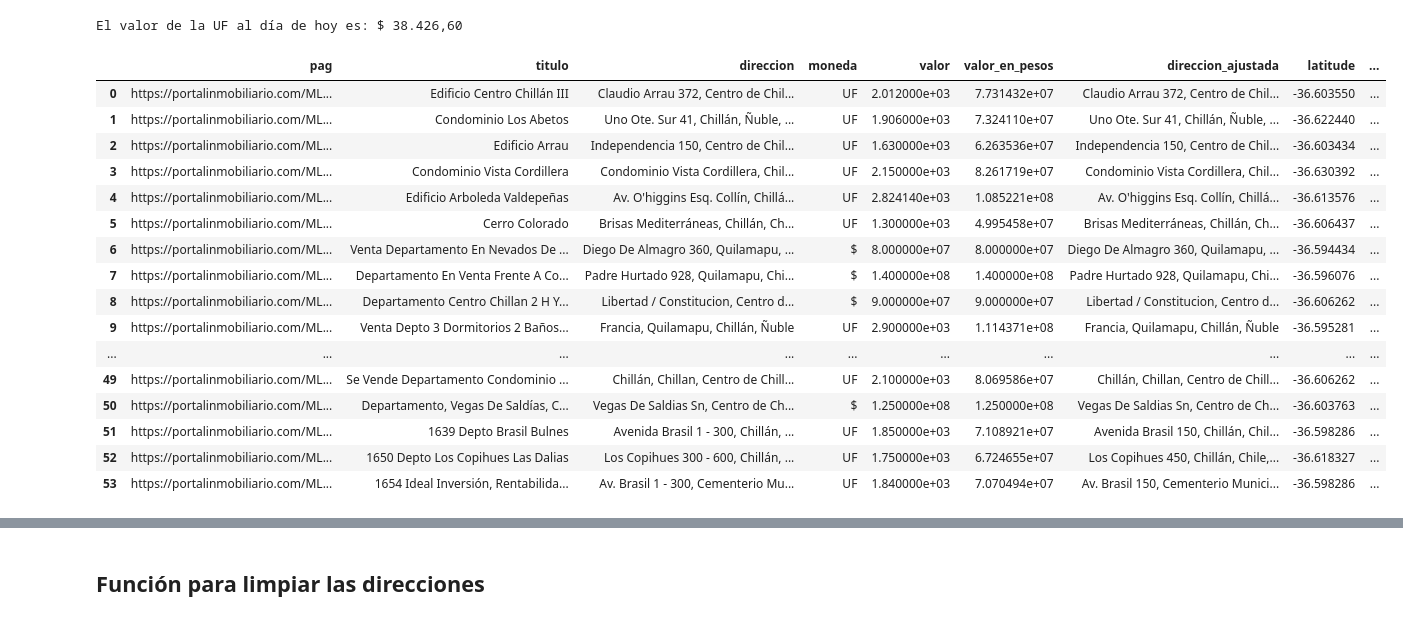
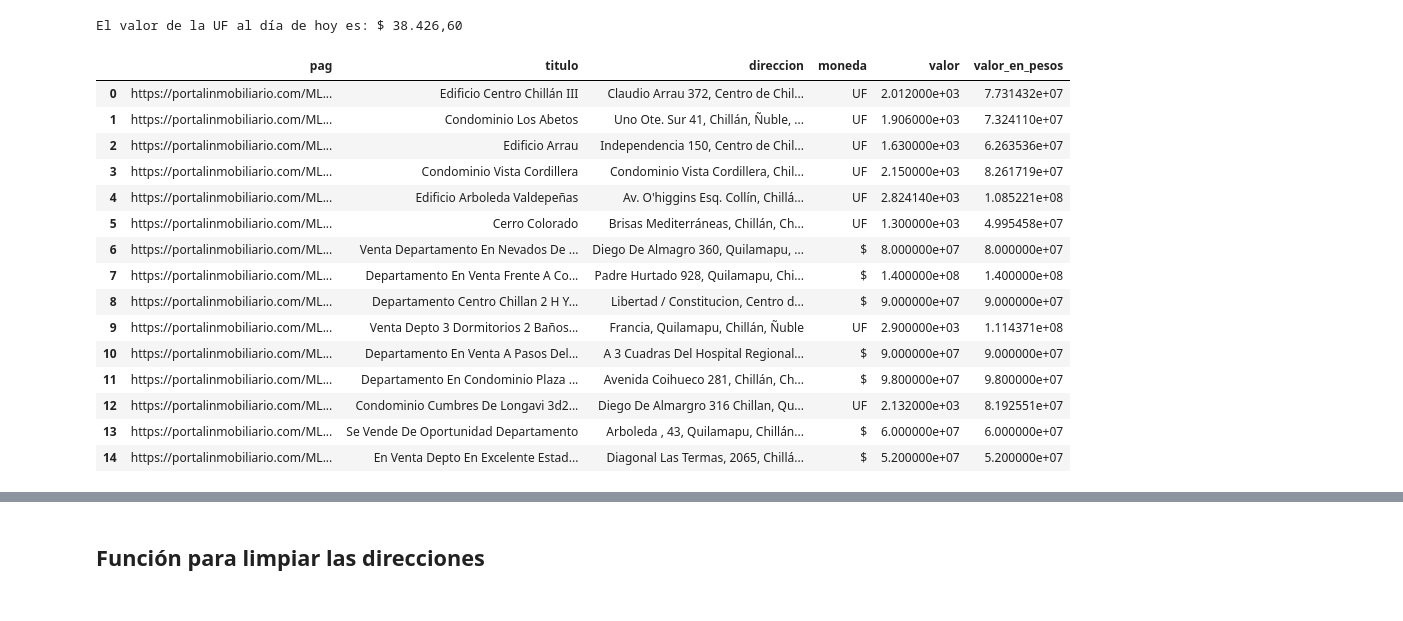
Before and after one commit to Kurt-Casteg/Proyecto_Almacenamiento, a Jupyter notebook: Trabajo_Final_ACD.ipynb, the cells around one changed output, grey strips where cells are left out. Saved outputs shown, nothing was run; the diff lists cells and outputs as text; code cells hidden in the pictures.

```diff
--- a/Trabajo_Final_ACD.ipynb
+++ b/Trabajo_Final_ACD.ipynb
@@ -384,33 +384,30 @@ finally:
 # %% [output]
 El valor de la UF al día de hoy es: $ 38.426,60
 # %%
-# prompt: Convertir la columna valor a numérico. crear nueva columna llamada valor en pesos, donde se mantenga el valor si moneda es $, en cambio si moneda es UF, multiplicar la columna valor por el valor de la uf al día de hoy
-
 # Convert 'valor' column to numeric, handling errors
 df['valor'] = pd.to_numeric(df['valor'], errors='coerce')
 
 # Define today's UF value (replace with actual value if needed)
 valor_uf_hoy = valor_uf_numerico  # Use the value obtained from the webscraping
 
 # Create 'valor_en_pesos' column
 df['valor_en_pesos'] = df.apply(lambda row: row['valor'] if row['moneda'] == '$' else row['valor'] * valor_uf_hoy if row['moneda'] == 'UF' else None, axis=1)
 
-df
+df.head(15)
 # %% [output]
-|  | pag | titulo | direccion | moneda | valor | valor_en_pesos | direccion_ajustada | latitude | ... |
-| 0 | https://portalinmobiliario.com/ML... | Edificio Centro Chillán III | Claudio Arrau 372, Centro de Chil... | UF | 2.012000e+03 | 7.731432e+07 | Claudio Arrau 372, Centro de Chil... | -36.603550 | ... |
-| 1 | https://portalinmobiliario.com/ML... | Condominio Los Abetos | Uno Ote. Sur 41, Chillán, Ñuble, ... | UF | 1.906000e+03 | 7.324110e+07 | Uno Ote. Sur 41, Chillán, Ñuble, ... | -36.622440 | ... |
-| 2 | https://portalinmobiliario.com/ML... | Edificio Arrau | Independencia 150, Centro de Chil... | UF | 1.630000e+03 | 6.263536e+07 | Independencia 150, Centro de Chil... | -36.603434 | ... |
-| 3 | https://portalinmobiliario.com/ML... | Condominio Vista Cordillera | Condominio Vista Cordillera, Chil... | UF | 2.150000e+03 | 8.261719e+07 | Condominio Vista Cordillera, Chil... | -36.630392 | ... |
-| 4 | https://portalinmobiliario.com/ML... | Edificio Arboleda Valdepeñas | Av. O'higgins Esq. Collín, Chillá... | UF | 2.824140e+03 | 1.085221e+08 | Av. O'higgins Esq. Collín, Chillá... | -36.613576 | ... |
-| 5 | https://portalinmobiliario.com/ML... | Cerro Colorado | Brisas Mediterráneas, Chillán, Ch... | UF | 1.300000e+03 | 4.995458e+07 | Brisas Mediterráneas, Chillán, Ch... | -36.606437 | ... |
-| 6 | https://portalinmobiliario.com/ML... | Venta Departamento En Nevados De ... | Diego De Almagro 360, Quilamapu, ... | $ | 8.000000e+07 | 8.000000e+07 | Diego De Almagro 360, Quilamapu, ... | -36.594434 | ... |
-| 7 | https://portalinmobiliario.com/ML... | Departamento En Venta Frente A Co... | Padre Hurtado 928, Quilamapu, Chi... | $ | 1.400000e+08 | 1.400000e+08 | Padre Hurtado 928, Quilamapu, Chi... | -36.596076 | ... |
-| 8 | https://portalinmobiliario.com/ML... | Departamento Centro Chillan 2 H Y... | Libertad / Constitucion, Centro d... | $ | 9.000000e+07 | 9.000000e+07 | Libertad / Constitucion, Centro d... | -36.606262 | ... |
-| 9 | https://portalinmobiliario.com/ML... | Venta Depto 3 Dormitorios 2 Baños... | Francia, Quilamapu, Chillán, Ñuble | UF | 2.900000e+03 | 1.114371e+08 | Francia, Quilamapu, Chillán, Ñuble | -36.595281 | ... |
-| ... | ... | ... | ... | ... | ... | ... | ... | ... | ... |
-| 49 | https://portalinmobiliario.com/ML... | Se Vende Departamento Condominio ... | Chillán, Chillan, Centro de Chill... | UF | 2.100000e+03 | 8.069586e+07 | Chillán, Chillan, Centro de Chill... | -36.606262 | ... |
-| 50 | https://portalinmobiliario.com/ML... | Departamento, Vegas De Saldías, C... | Vegas De Saldias Sn, Centro de Ch... | $ | 1.250000e+08 | 1.250000e+08 | Vegas De Saldias Sn, Centro de Ch... | -36.603763 | ... |
-| 51 | https://portalinmobiliario.com/ML... | 1639 Depto Brasil Bulnes | Avenida Brasil 1 - 300, Chillán, ... | UF | 1.850000e+03 | 7.108921e+07 | Avenida Brasil 150, Chillán, Chil... | -36.598286 | ... |
-| 52 | https://portalinmobiliario.com/ML... | 1650 Depto Los Copihues Las Dalias | Los Copihues 300 - 600, Chillán, ... | UF | 1.750000e+03 | 6.724655e+07 | Los Copihues 450, Chillán, Chile,... | -36.618327 | ... |
-| 53 | https://portalinmobiliario.com/ML... | 1654 Ideal Inversión, Rentabilida... | Av. Brasil 1 - 300, Cementerio Mu... | UF | 1.840000e+03 | 7.070494e+07 | Av. Brasil 150, Cementerio Munici... | -36.598286 | ... |
+|  | pag | titulo | direccion | moneda | valor | valor_en_pesos |
+| 0 | https://portalinmobiliario.com/ML... | Edificio Centro Chillán III | Claudio Arrau 372, Centro de Chil... | UF | 2.012000e+03 | 7.731432e+07 |
+| 1 | https://portalinmobiliario.com/ML... | Condominio Los Abetos | Uno Ote. Sur 41, Chillán, Ñuble, ... | UF | 1.906000e+03 | 7.324110e+07 |
+| 2 | https://portalinmobiliario.com/ML... | Edificio Arrau | Independencia 150, Centro de Chil... | UF | 1.630000e+03 | 6.263536e+07 |
+| 3 | https://portalinmobiliario.com/ML... | Condominio Vista Cordillera | Condominio Vista Cordillera, Chil... | UF | 2.150000e+03 | 8.261719e+07 |
+| 4 | https://portalinmobiliario.com/ML... | Edificio Arboleda Valdepeñas | Av. O'higgins Esq. Collín, Chillá... | UF | 2.824140e+03 | 1.085221e+08 |
+| 5 | https://portalinmobiliario.com/ML... | Cerro Colorado | Brisas Mediterráneas, Chillán, Ch... | UF | 1.300000e+03 | 4.995458e+07 |
+| 6 | https://portalinmobiliario.com/ML... | Venta Departamento En Nevados De ... | Diego De Almagro 360, Quilamapu, ... | $ | 8.000000e+07 | 8.000000e+07 |
+| 7 | https://portalinmobiliario.com/ML... | Departamento En Venta Frente A Co... | Padre Hurtado 928, Quilamapu, Chi... | $ | 1.400000e+08 | 1.400000e+08 |
+| 8 | https://portalinmobiliario.com/ML... | Departamento Centro Chillan 2 H Y... | Libertad / Constitucion, Centro d... | $ | 9.000000e+07 | 9.000000e+07 |
+| 9 | https://portalinmobiliario.com/ML... | Venta Depto 3 Dormitorios 2 Baños... | Francia, Quilamapu, Chillán, Ñuble | UF | 2.900000e+03 | 1.114371e+08 |
+| 10 | https://portalinmobiliario.com/ML... | Departamento En Venta A Pasos Del... | A 3 Cuadras Del Hospital Regional... | $ | 9.000000e+07 | 9.000000e+07 |
+| 11 | https://portalinmobiliario.com/ML... | Departamento En Condominio Plaza ... | Avenida Coihueco 281, Chillán, Ch... | $ | 9.800000e+07 | 9.800000e+07 |
+| 12 | https://portalinmobiliario.com/ML... | Condominio Cumbres De Longavi 3d2... | Diego De Almargro 316 Chillan, Qu... | UF | 2.132000e+03 | 8.192551e+07 |
+| 13 | https://portalinmobiliario.com/ML... | Se Vende De Oportunidad Departamento | Arboleda , 43, Quilamapu, Chillán... | $ | 6.000000e+07 | 6.000000e+07 |
+| 14 | https://portalinmobiliario.com/ML... | En Venta Depto En Excelente Estad... | Diagonal Las Termas, 2065, Chillá... | $ | 5.200000e+07 | 5.200000e+07 |
```
Also changed, not shown: parts of 4 cells of this notebook.
